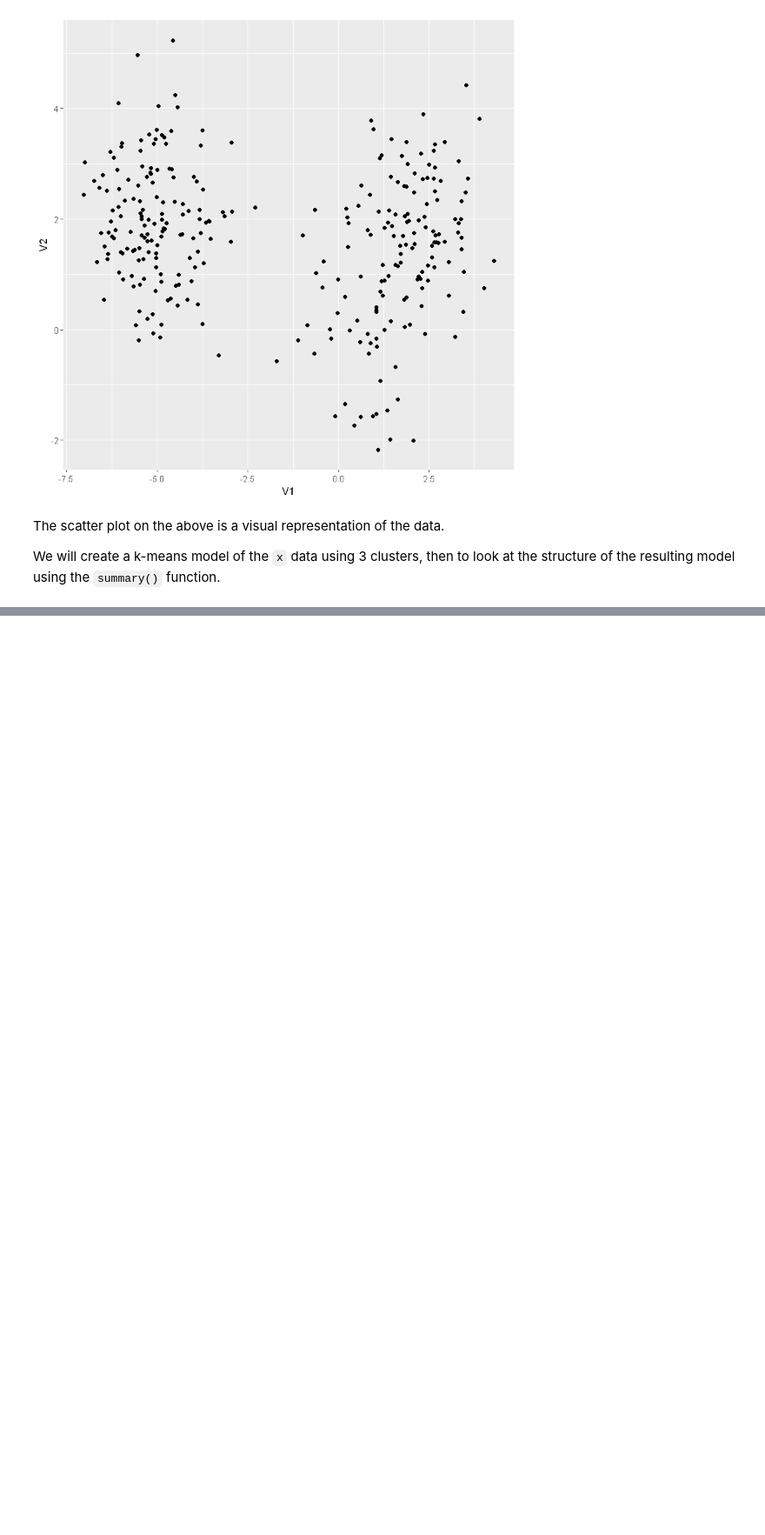
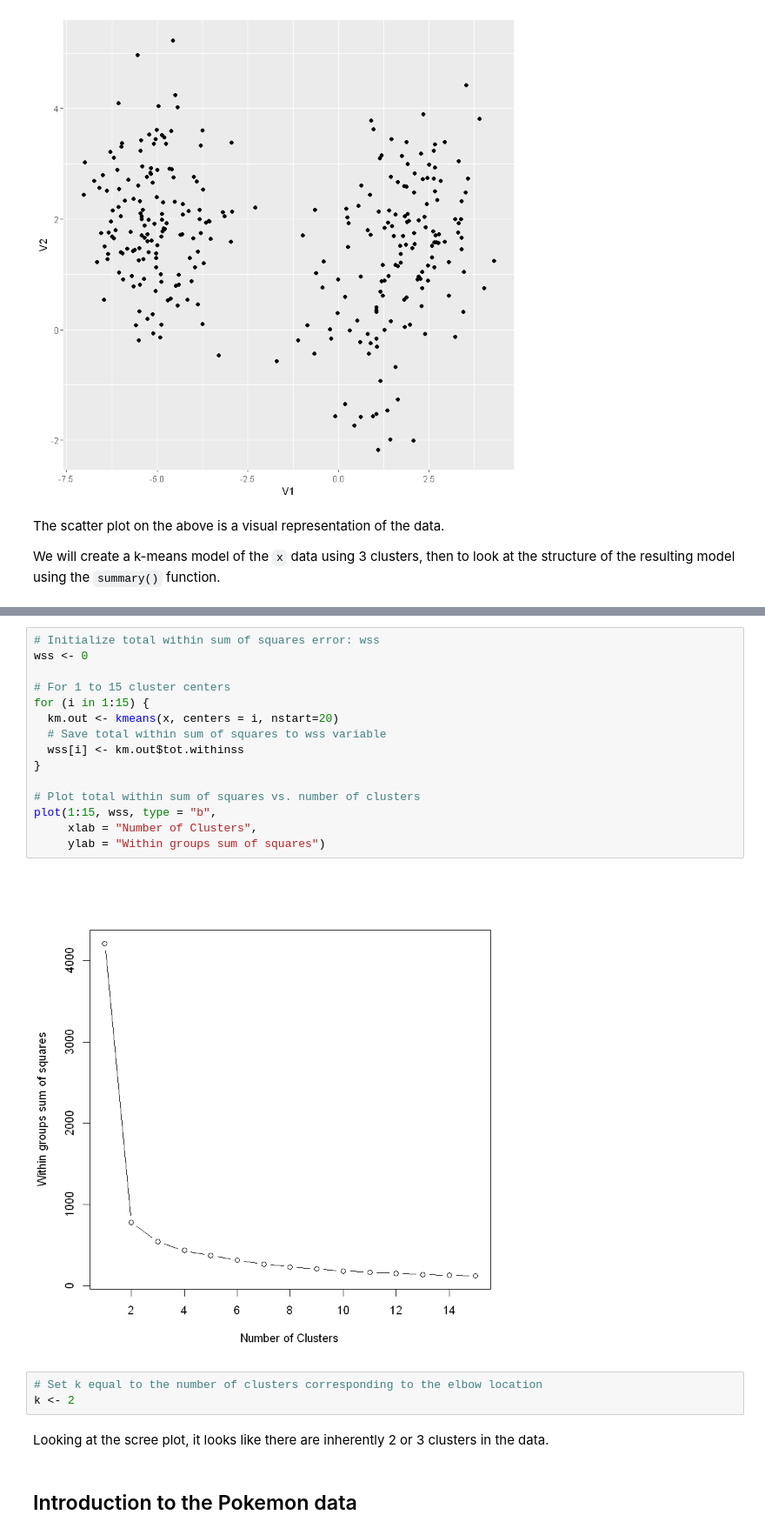
Before and after one commit to VictorOmondi1997/Unsupervised-Learning-in-R, a Jupyter notebook: Unsupervised Learning in R.ipynb, the cells around one changed output, grey strips where cells are left out. Shown at 87% size. Saved outputs shown, nothing was run; the diff lists cells and outputs as text; blank space fills up the shorter version.

```diff
--- a/Unsupervised Learning in R.ipynb
+++ b/Unsupervised Learning in R.ipynb
@@ -107,0 +228,24 @@ We will create a k-means model of the `x` data using 3 clusters, then to look at
+# %%
+# Initialize total within sum of squares error: wss
+wss <- 0
+
+# For 1 to 15 cluster centers
+for (i in 1:15) {
+  km.out <- kmeans(x, centers = i, nstart=20)
+  # Save total within sum of squares to wss variable
+  wss[i] <- km.out$tot.withinss
+}
+
+# Plot total within sum of squares vs. number of clusters
+plot(1:15, wss, type = "b",
+     xlab = "Number of Clusters",
+     ylab = "Within groups sum of squares")
+# %% [output]
+[figure, added]
+# %%
+# Set k equal to the number of clusters corresponding to the elbow location
+k <- 2
+# %% [markdown]
+Looking at the scree plot, it looks like there are inherently 2 or 3 clusters in the data.
+# %% [markdown]
+## Introduction to the Pokemon data
```
Also changed, not shown: parts of 46 cells of this notebook, 2 other files.
